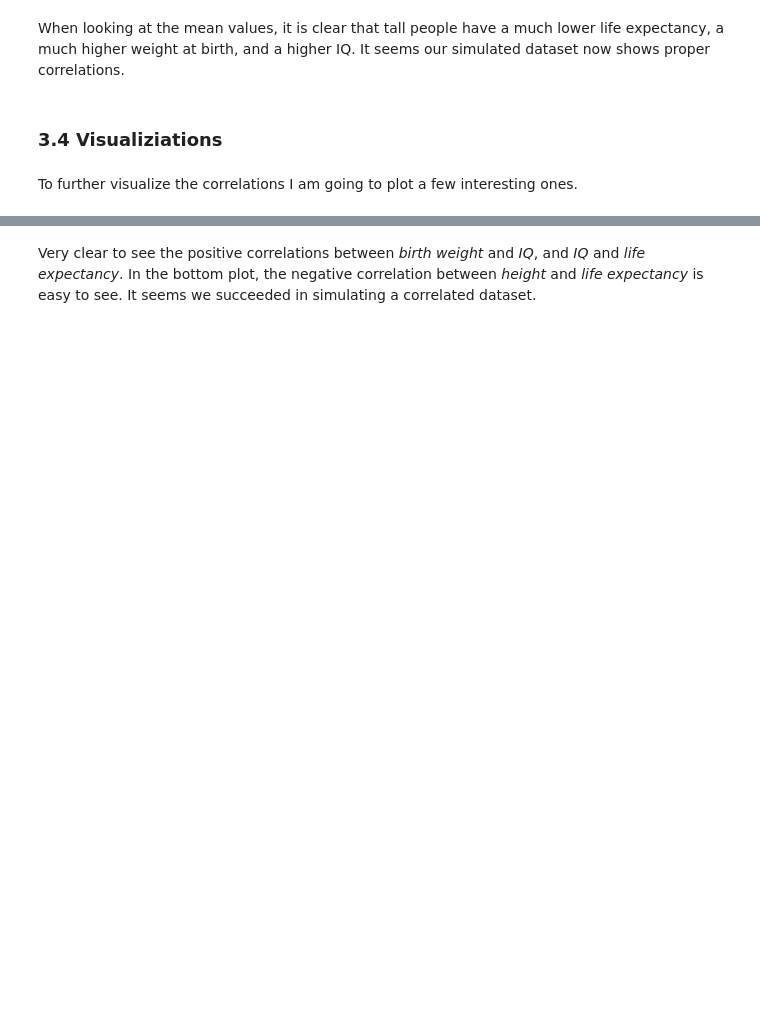
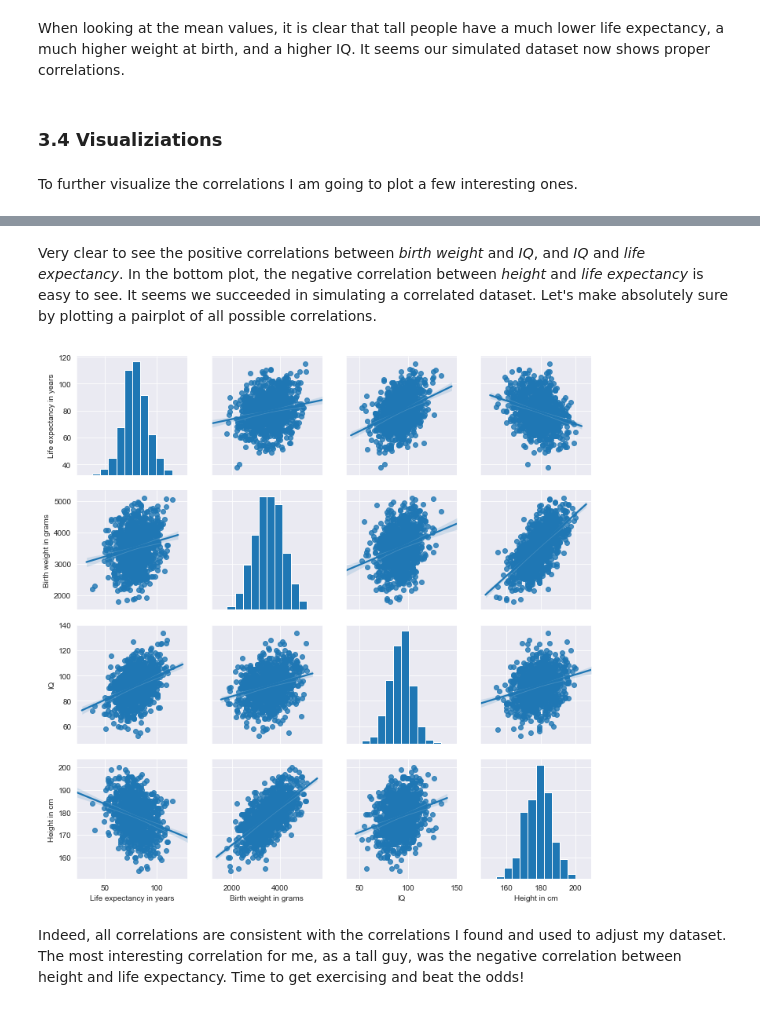
Before and after one commit to Ardvb/ProjectProgrammingforDataAnalysis2019, a Jupyter notebook: Project2019.ipynb, the cells around one changed output, grey strips where cells are left out. Drawn from its saved outputs; the diff is of its cells as text; code cells hidden in the pictures; blank space fills up the shorter version.

```diff
--- a/Project2019.ipynb
+++ b/Project2019.ipynb
@@ -498,2 +480,9 @@ plt.title("Correlation between Height and Life expectancy");
 # %% [markdown]
-Very clear to see the positive correlations between <em>birth weight</em> and <em>IQ</em>, and <em>IQ</em> and <em>life expectancy</em>. In the bottom plot, the negative correlation between <em>height</em> and <em>life expectancy</em> is easy to see. It seems we succeeded in simulating a correlated dataset.
+Very clear to see the positive correlations between <em>birth weight</em> and <em>IQ</em>, and <em>IQ</em> and <em>life expectancy</em>. In the bottom plot, the negative correlation between <em>height</em> and <em>life expectancy</em> is easy to see. It seems we succeeded in simulating a correlated dataset. Let's make absolutely sure by plotting a pairplot of all possible correlations.
+# %%
+# Plot a pairplot of all possible correlations and fir linear regression models to the scatter plots.
+sns.pairplot(dfcor, kind="reg");
+# %% [output]
+[figure, added]
+# %% [markdown]
+Indeed, all correlations are consistent with the correlations I found and used to adjust my dataset. The most interesting correlation for me, as a tall guy, was the negative correlation between height and life expectancy. Time to get exercising and beat the odds!
```
Also changed, not shown: parts of 35 cells of this notebook, 1 other file.
